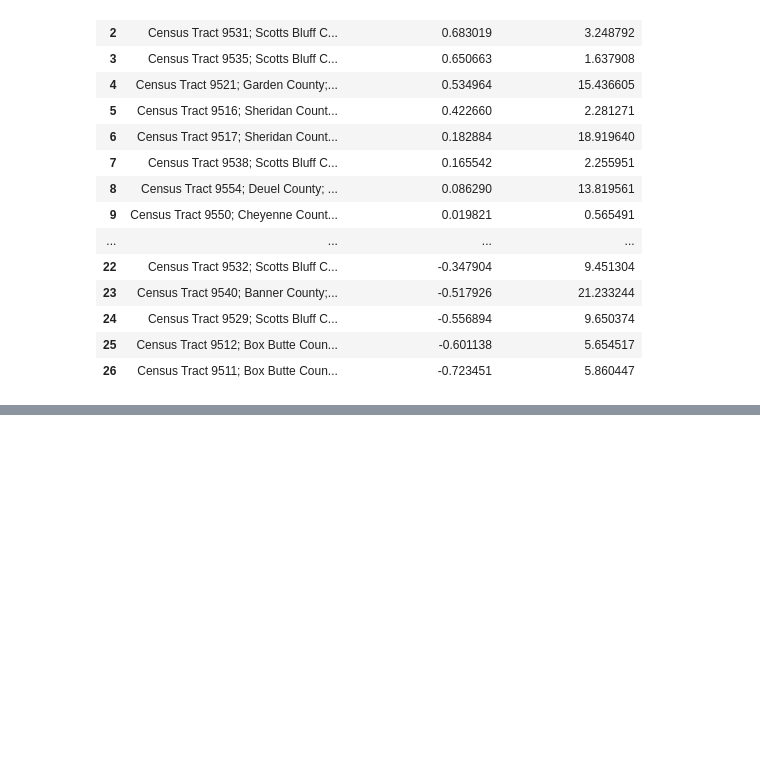
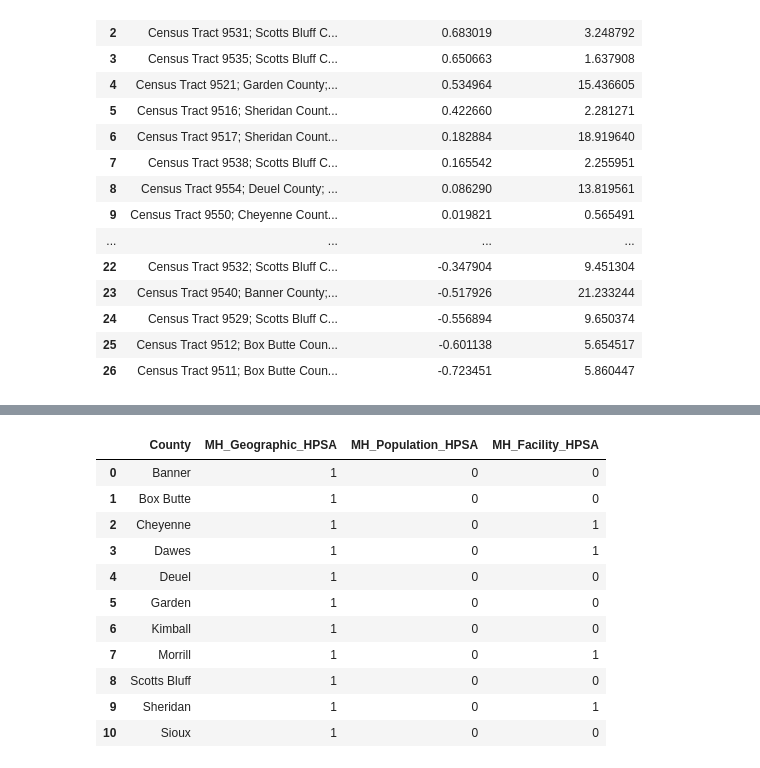
Before and after one commit to sck2189985/sand-canyon-project, a Jupyter notebook: Distance_calc_code.ipynb, the cells around one changed output, grey strips where cells are left out. Saved outputs shown, nothing was run; the diff lists cells and outputs as text; code cells hidden in the pictures; blank space fills up the shorter version.

```diff
--- a/Distance_calc_code.ipynb
+++ b/Distance_calc_code.ipynb
@@ -114,0 +217,22 @@ project_data.to_csv("Agg Data FINAL/Panhandle_Need_and_Access.csv",index=False)
+# %%
+mh_active = mh_details[mh_details["HPSA Status"] == "Designated"].copy()
+mh_active["Geographic"] = (mh_active["Designation Type (HRSA)"].str.contains("Geographic", case=False)).astype(int)
+mh_active["Population"] = (mh_active["Designation Type (HRSA)"].str.contains("Population", case=False)).astype(int)
+mh_active["Facility"] = (mh_active["Designation Type (HRSA)"].str.contains("Rural Health Clinic", case=False, na=False)).astype(int)
+mh_flags = mh_active.groupby("County")[["Geographic", "Population", "Facility"]].max().reset_index()
+
+mh_flags = mh_flags.rename(columns={"Geographic": "MH_Geographic_HPSA","Population": "MH_Population_HPSA","Facility": "MH_Facility_HPSA"})
+display(mh_flags)
+# %% [output]
+|  | County | MH_Geographic_HPSA | MH_Population_HPSA | MH_Facility_HPSA |
+| 0 | Banner | 1 | 0 | 0 |
+| 1 | Box Butte | 1 | 0 | 0 |
+| 2 | Cheyenne | 1 | 0 | 1 |
+| 3 | Dawes | 1 | 0 | 1 |
+| 4 | Deuel | 1 | 0 | 0 |
+| 5 | Garden | 1 | 0 | 0 |
+| 6 | Kimball | 1 | 0 | 0 |
+| 7 | Morrill | 1 | 0 | 1 |
+| 8 | Scotts Bluff | 1 | 0 | 0 |
+| 9 | Sheridan | 1 | 0 | 1 |
+| 10 | Sioux | 1 | 0 | 0 |
```
Also changed, not shown: parts of 7 cells of this notebook, 2 other files.
